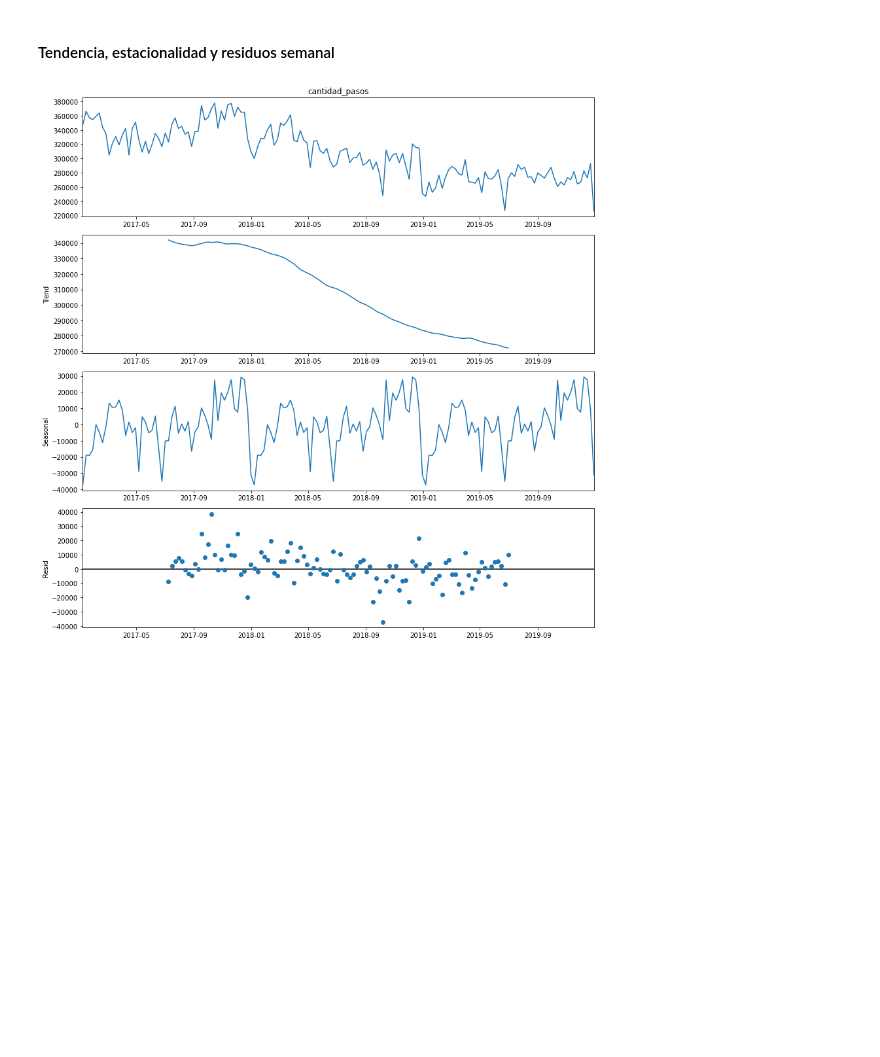
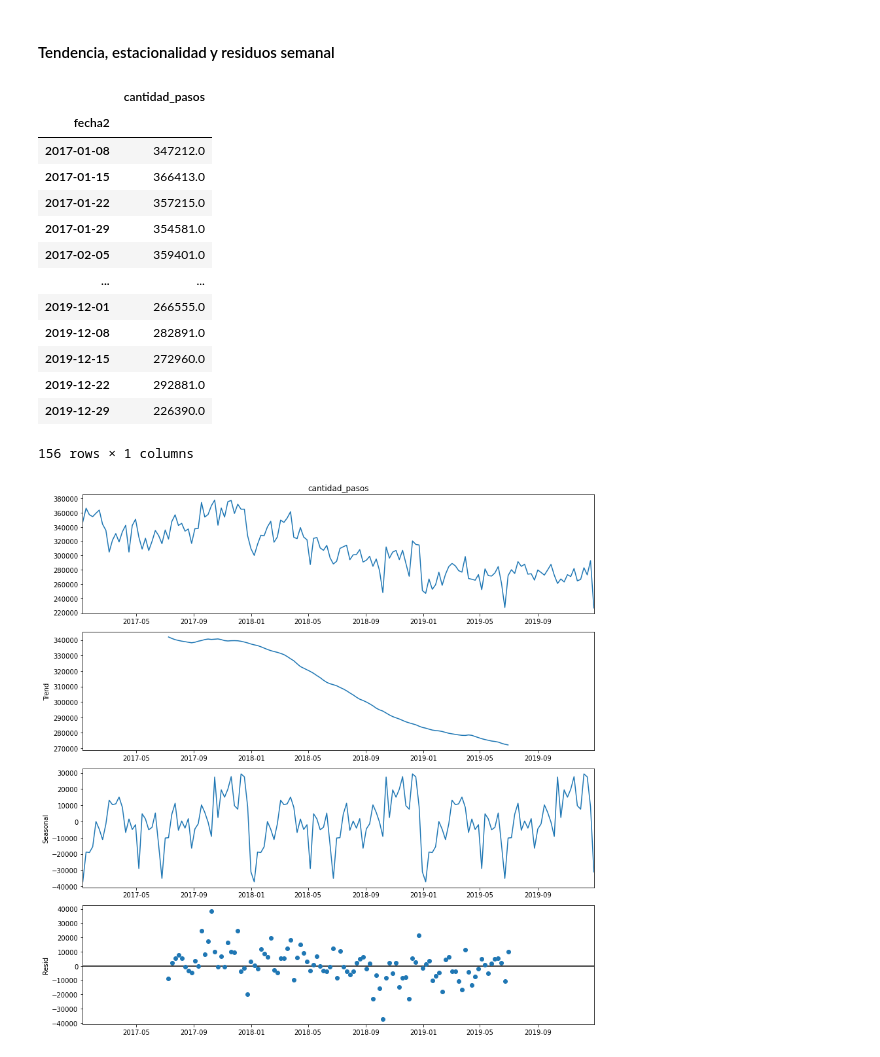
Before and after one commit to JuanMiguel0910/Proyecto3Acamica, a Jupyter notebook: DS_Proyecto_03_ST.ipynb, the cells around one changed output. Cells and saved outputs as stored; diff of their text form; code cells hidden in the pictures; blank space fills up the shorter version.

```diff
--- a/DS_Proyecto_03_ST.ipynb
+++ b/DS_Proyecto_03_ST.ipynb
@@ -719,6 +719,23 @@ La forma de pago "Monedero" no presenta transacciones en los años que son anali
 Se puede apreicar el declive de las transacciones en la estación Illia para el año 2019.
 # %% [markdown]
 #### Tendencia, estacionalidad y residuos semanal
+# %%
+semanal
+# %% [output]
+|  | cantidad_pasos |
+| fecha2 |  |
+| 2017-01-08 | 347212.0 |
+| 2017-01-15 | 366413.0 |
+| 2017-01-22 | 357215.0 |
+| 2017-01-29 | 354581.0 |
+| 2017-02-05 | 359401.0 |
+| ... | ... |
+| 2019-12-01 | 266555.0 |
+| 2019-12-08 | 282891.0 |
+| 2019-12-15 | 272960.0 |
+| 2019-12-22 | 292881.0 |
+| 2019-12-29 | 226390.0 |
+156 rows × 1 columns
 # %%
 result = seasonal_decompose(semanal.cantidad_pasos, model='additive')
 # %%
```
Also changed, not shown: parts of 4 cells of this notebook.
